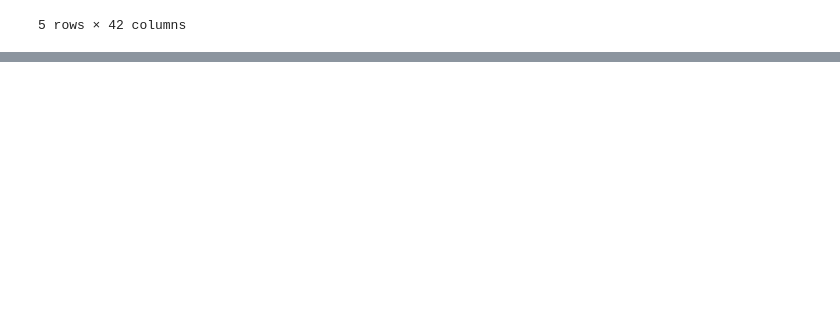
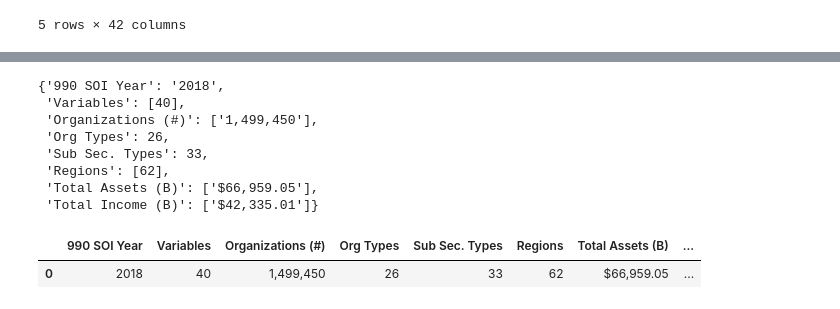
Before and after one commit to srmonteiro/nccs_philanthropy, a Jupyter notebook: nccs_analysis.ipynb, the cells around one changed output, grey strips where cells are left out. Cells and saved outputs as stored; diff of their text form; code cells hidden in the pictures; blank space fills up the shorter version.

```diff
--- a/nccs_analysis.ipynb
+++ b/nccs_analysis.ipynb
@@ -303,18 +303,19 @@ display(summary_df)
 # %%
 annual_dfs = []
 
-for yr in file_year:
-    display(yr)
+# for yr in file_year:
+# #     display(yr)
 
 for headers in col_names:
 
     summary_dict = {"Column_Names" : headers}
     names_df = pd.DataFrame(summary_dict)
-#     display(names_df)
+    display(names_df.dtypes)
     annual_dfs.append(names_df)
 
-for df in annual_dfs:
-    display(df)
+# for df in annual_dfs:
+
+#     display(df)
 
 #  names_df["Year"] = yr
 # names_as_columns = pd.DataFrame(names_df.unstack())
@@ -525,0 +490,56 @@ display(summary_df)
+# %%
+filename = ['nccs_990_df_2018_1812']
+
+col_names = []
+col_num = []
+org_num = []
+states_num = []
+assets_total = []
+income_total = []
+file_year = []
+
+for df in filename:
+    df.columns = map(str.lower, df.columns)
+    names = df.columns
+    variables = len(df.columns)
+    org_types = df['ntee1'].nunique()
+    sub_types = df['subseccd'].nunique()
+    length = '{0:,.0f}'.format(len(df))
+    regions = df['state'].nunique()
+    assets = '${0:,.2f}'.format(df['assets'].sum()/100000000)
+    income = '${0:,.2f}'.format(df['income'].sum()/100000000)
+
+    col_names.append(names)
+    col_num.append(variables)
+    org_num.append(length)
+    states_num.append(regions)
+    assets_total.append(assets)
+    income_total.append(income)
+
+# for file in filename:
+#     year = file.split("_")
+#     file_year.append(year[4])
+
+summary = {"990 SOI Year": file_year,
+           "Variables":col_num,
+           "Organizations (#)":org_num,
+           "Org Types":org_types,
+           "Sub Sec. Types":sub_types,
+           "Regions":states_num,
+           "Total Assets (B)":assets_total,
+           "Total Income (B)":income_total
+             }
+
+summary_df = pd.DataFrame(summary)
+display(summary_df)
+# %% [output]
+{'990 SOI Year': '2018',
+ 'Variables': [40],
+ 'Organizations (#)': ['1,499,450'],
+ 'Org Types': 26,
+ 'Sub Sec. Types': 33,
+ 'Regions': [62],
+ 'Total Assets (B)': ['$66,959.05'],
+ 'Total Income (B)': ['$42,335.01']}
+|  | 990 SOI Year | Variables | Organizations (#) | Org Types | Sub Sec. Types | Regions | Total Assets (B) | ... |
+| 0 | 2018 | 40 | 1,499,450 | 26 | 33 | 62 | $66,959.05 | ... |
```
Also changed, not shown: parts of 8 cells of this notebook.
